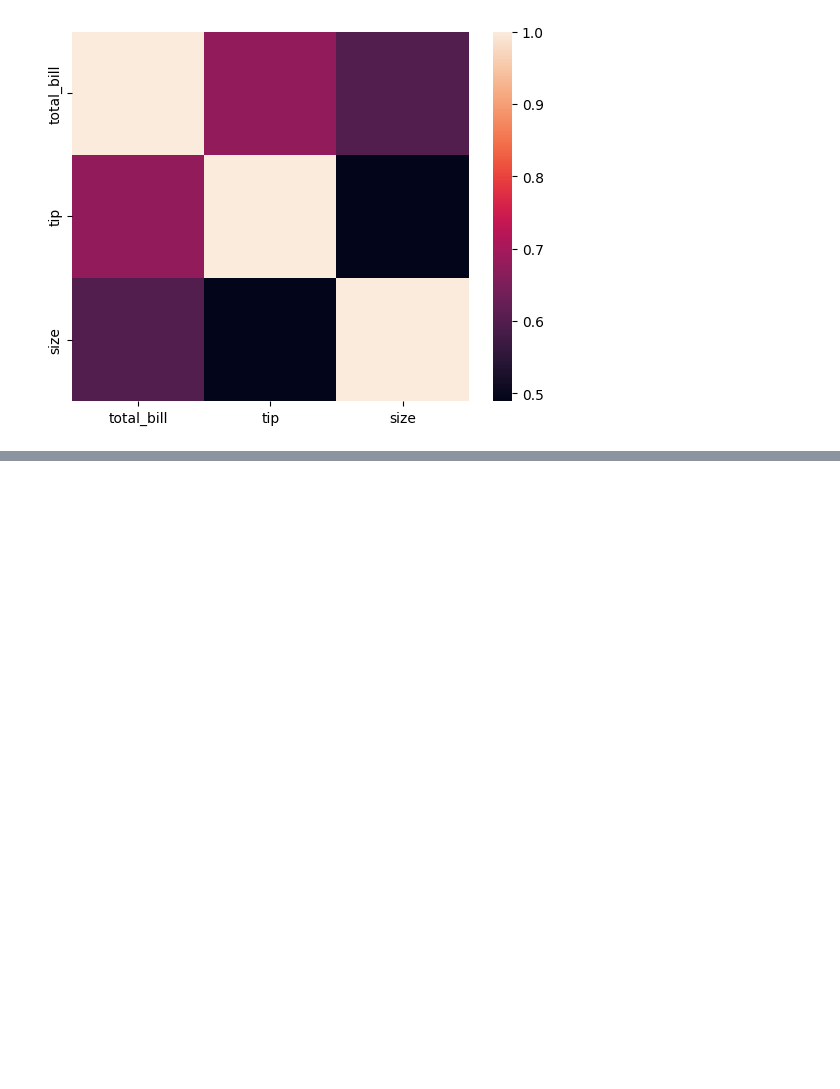
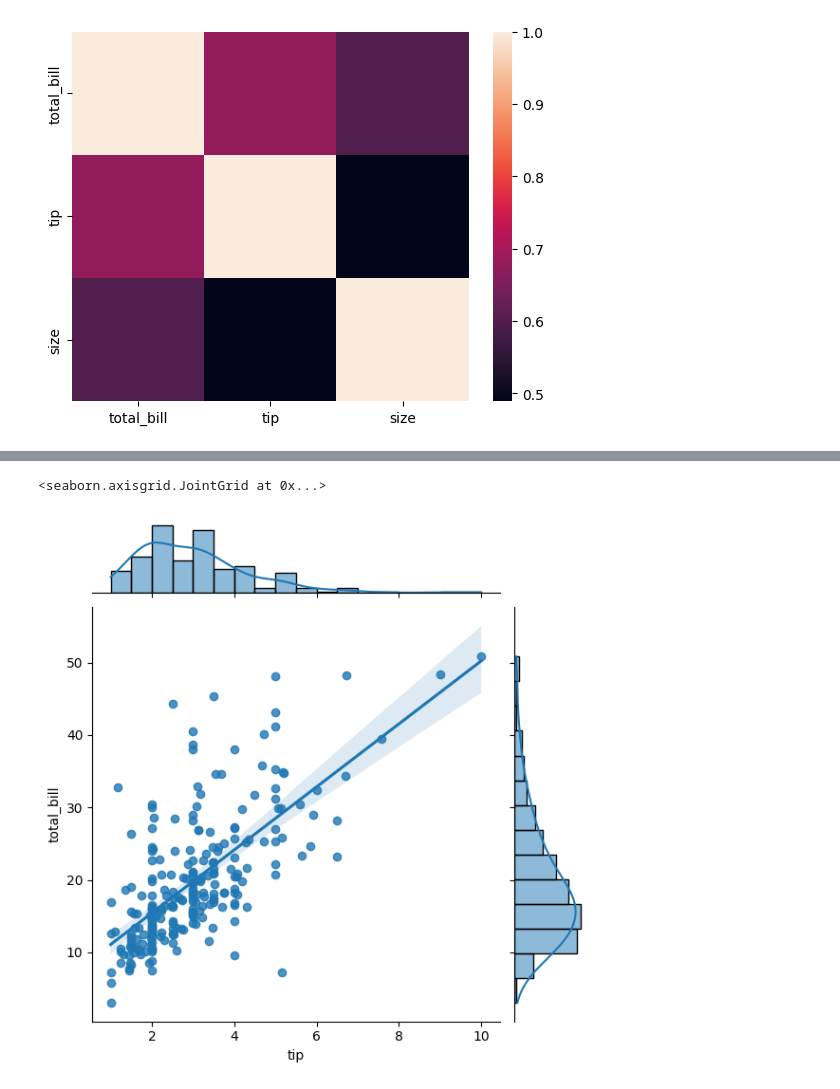
Before and after one commit to prabinbhagat/repos-vscode, a Jupyter notebook: Seaborn(visualizing).ipynb, the cells around one changed output, grey strips where cells are left out. Saved outputs shown, nothing was run; the diff lists cells and outputs as text; code cells hidden in the pictures; blank space fills up the shorter version.

```diff
--- a/Seaborn(visualizing).ipynb
+++ b/Seaborn(visualizing).ipynb
@@ -103,0 +122,13 @@ sns.heatmap(df.corr())  # we are able to visualize corelation we just need to pr
+# %%
+# What i can infer from above is that majority of tip is somewhere near 2 dollar and total bill is between $10-$15
+# and there are very less outlier
+
+# Now we can change kind parameter instead of hex we can use reg - called as regression
+
+sns.jointplot(x='tip',y='total_bill',data=df,kind='reg')
+
+# this will based on the histogram it will draw a pdf(Probability density function)  based on this pint it will also draw a regression
+# line or the best fit line
+# %% [output]
+<seaborn.axisgrid.JointGrid at 0x...>
+[figure, added]
```
Also changed, not shown: parts of 22 cells of this notebook.
